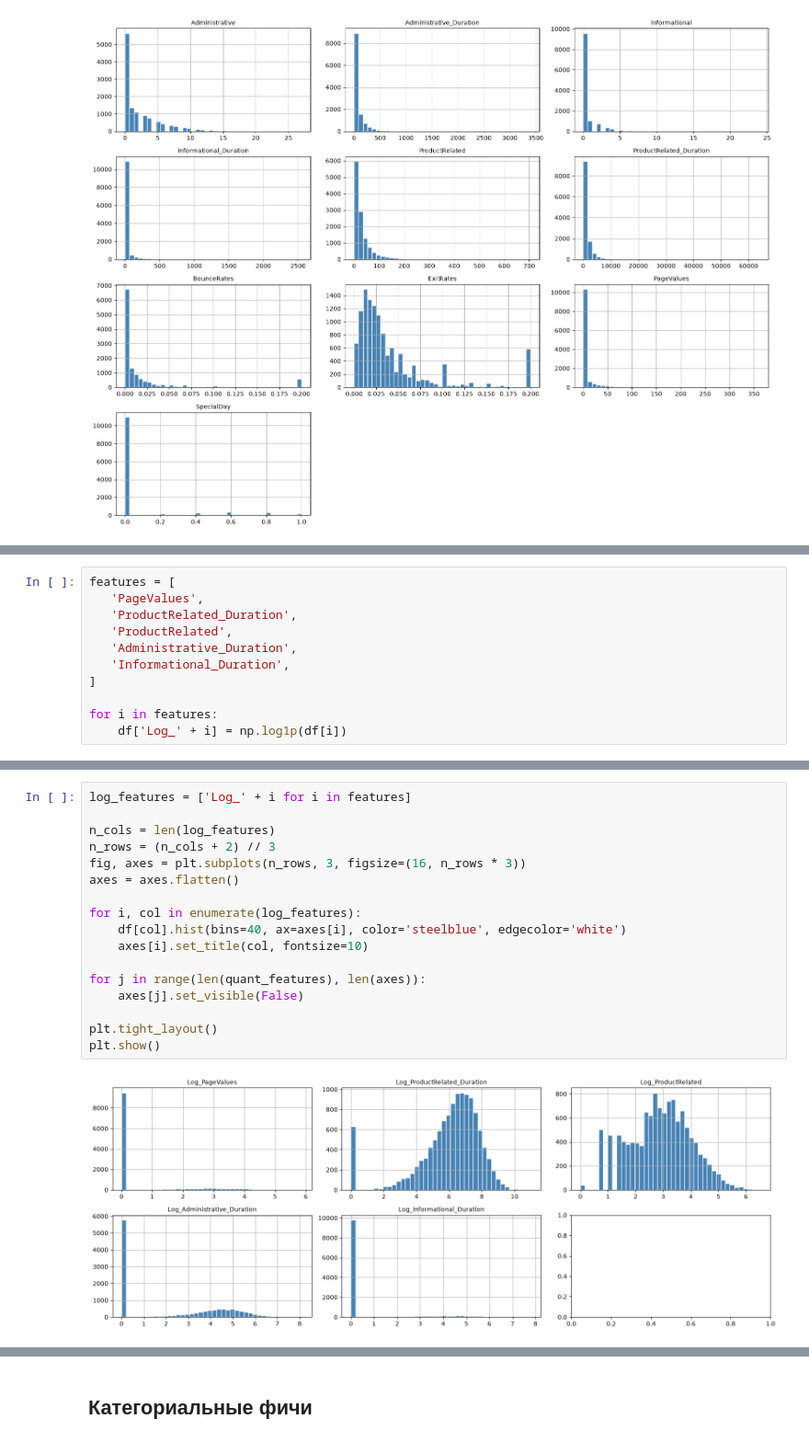
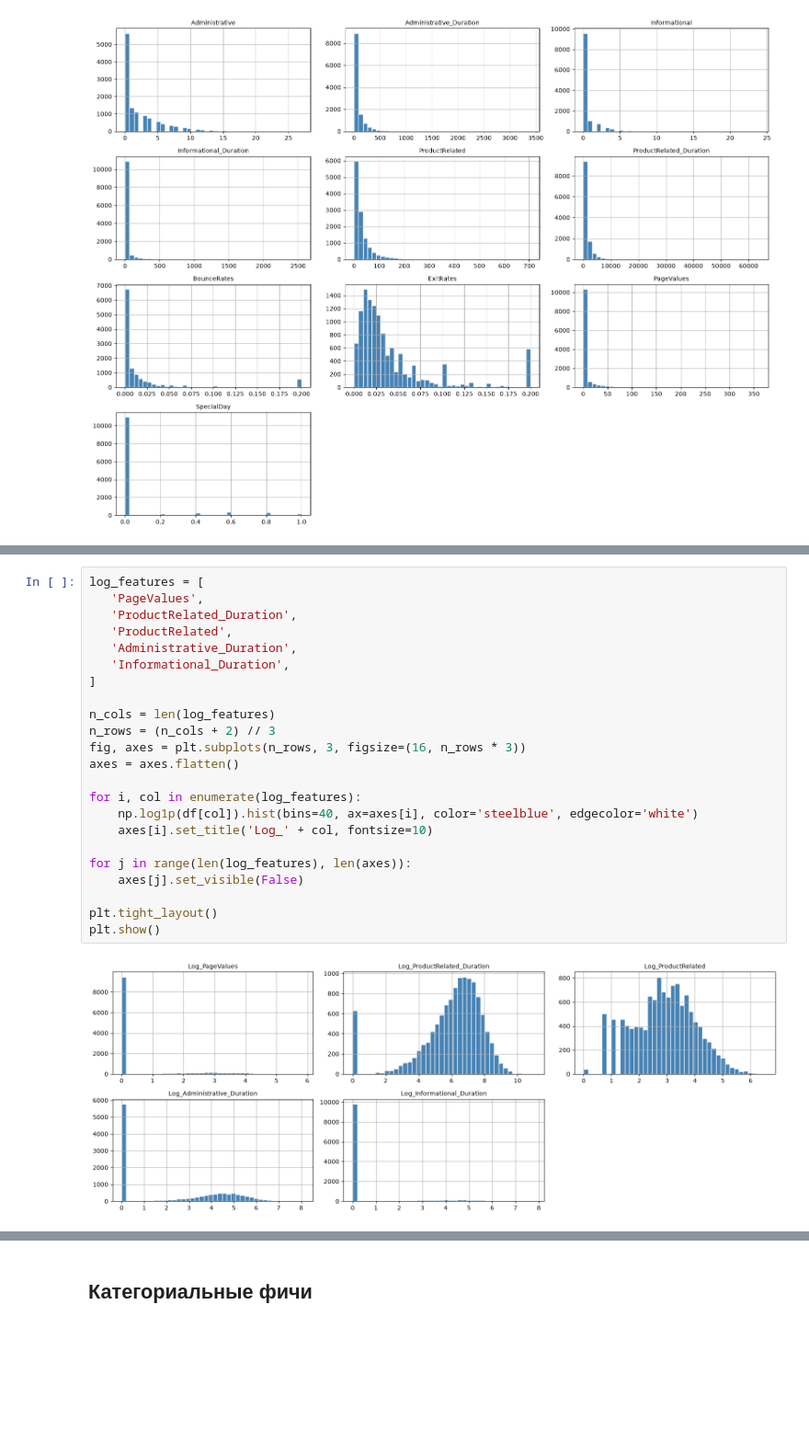
Before and after one commit to rofeleo/ml_hw, a Jupyter notebook: research.ipynb, the cells around one changed output, grey strips where cells are left out. Shown at 92% size. Cells and saved outputs as stored; diff of their text form; blank space fills up the shorter version.

```diff
--- a/research.ipynb
+++ b/research.ipynb
@@ -184,14 +210,3 @@ df[list(quant_features)].describe(percentiles=[.05, .25, .50, .75, .95, .99]).T
 | ExitRates | 12205.0 | 0.041466 | 0.046163 | 0.0 | 0.004545 | 0.014231 | 0.025000 | 0.048529 | 0.173714 | 0.200000 | 0.200000 |
 | PageValues | 12205.0 | 5.949574 | 18.653671 | 0.0 | 0.000000 | 0.000000 | 0.000000 | 0.000000 | 38.301457 | 86.108689 | 361.763742 |
 | SpecialDay | 12205.0 | 0.061942 | 0.199666 | 0.0 | 0.000000 | 0.000000 | 0.000000 | 0.000000 | 0.600000 | 1.000000 | 1.000000 |
-# %%
-features = [
-   'PageValues',
-   'ProductRelated_Duration',
-   'ProductRelated',
-   'Administrative_Duration',
-   'Informational_Duration',
-]
-
-for i in features:
-    df['Log_' + i] = np.log1p(df[i])
@@ -198,19 +222,25 @@ for i in features:
 # %%
-log_features = ['Log_' + i for i in features]
+log_features = [
+   'PageValues',
+   'ProductRelated_Duration',
+   'ProductRelated',
+   'Administrative_Duration',
+   'Informational_Duration',
+]
 
 n_cols = len(log_features)
 n_rows = (n_cols + 2) // 3
 fig, axes = plt.subplots(n_rows, 3, figsize=(16, n_rows * 3))
 axes = axes.flatten()
 
 for i, col in enumerate(log_features):
-    df[col].hist(bins=40, ax=axes[i], color='steelblue', edgecolor='white')
-    axes[i].set_title(col, fontsize=10)
+    np.log1p(df[col]).hist(bins=40, ax=axes[i], color='steelblue', edgecolor='white')
+    axes[i].set_title('Log_' + col, fontsize=10)
 
-for j in range(len(quant_features), len(axes)):
+for j in range(len(log_features), len(axes)):
     axes[j].set_visible(False)
 
 plt.tight_layout()
 plt.show()
 # %% [output]
-[figure, old version]
+[figure, new version]
```
Also changed, not shown: parts of 34 cells of this notebook.
